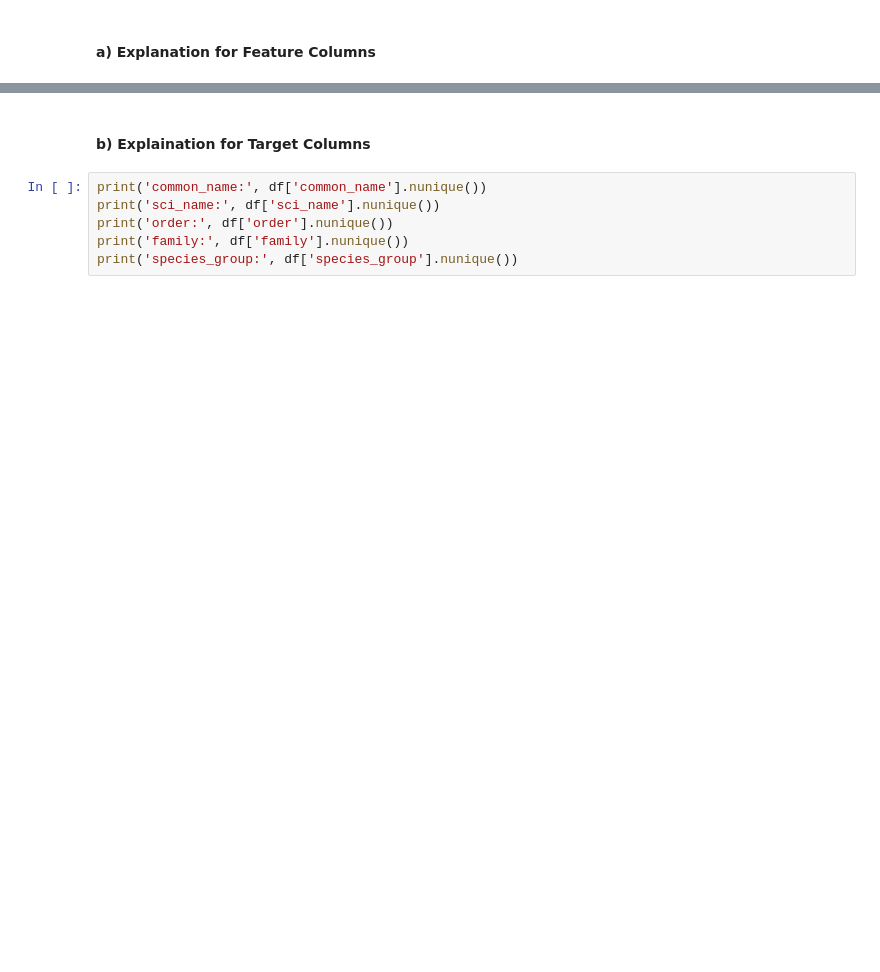
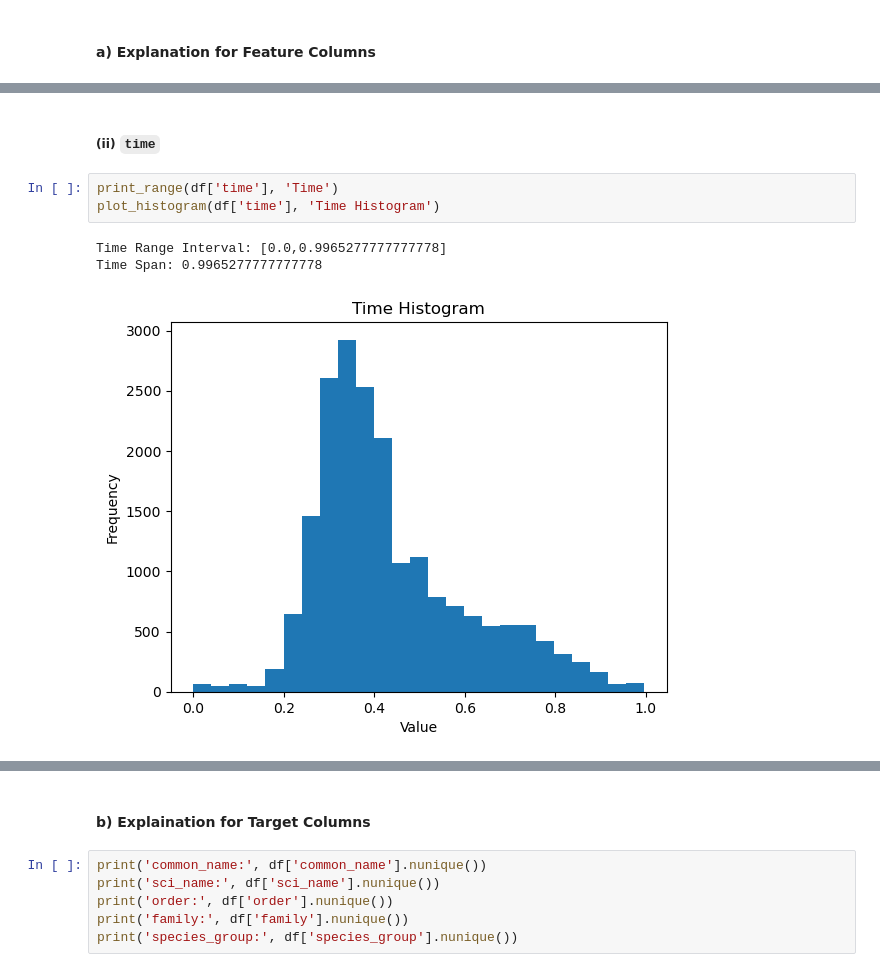
Before and after one commit to LookItVal/FinalProject, a Jupyter notebook: revised_final.ipynb, the cells around one changed output, grey strips where cells are left out. Saved outputs shown, nothing was run; the diff lists cells and outputs as text; blank space fills up the shorter version.

```diff
--- a/revised_final.ipynb
+++ b/revised_final.ipynb
@@ -632,0 +1628,9 @@ del taxonomy
+# %% [markdown]
+##### (ii) `time`
+# %%
+print_range(df['time'], 'Time')
+plot_histogram(df['time'], 'Time Histogram')
+# %% [output]
+Time Range Interval: [0.0,0.9965277777777778]
+Time Span: 0.9965277777777778
+[figure, added]
```
Also changed, not shown: parts of 119 cells of this notebook, 7 other files.
